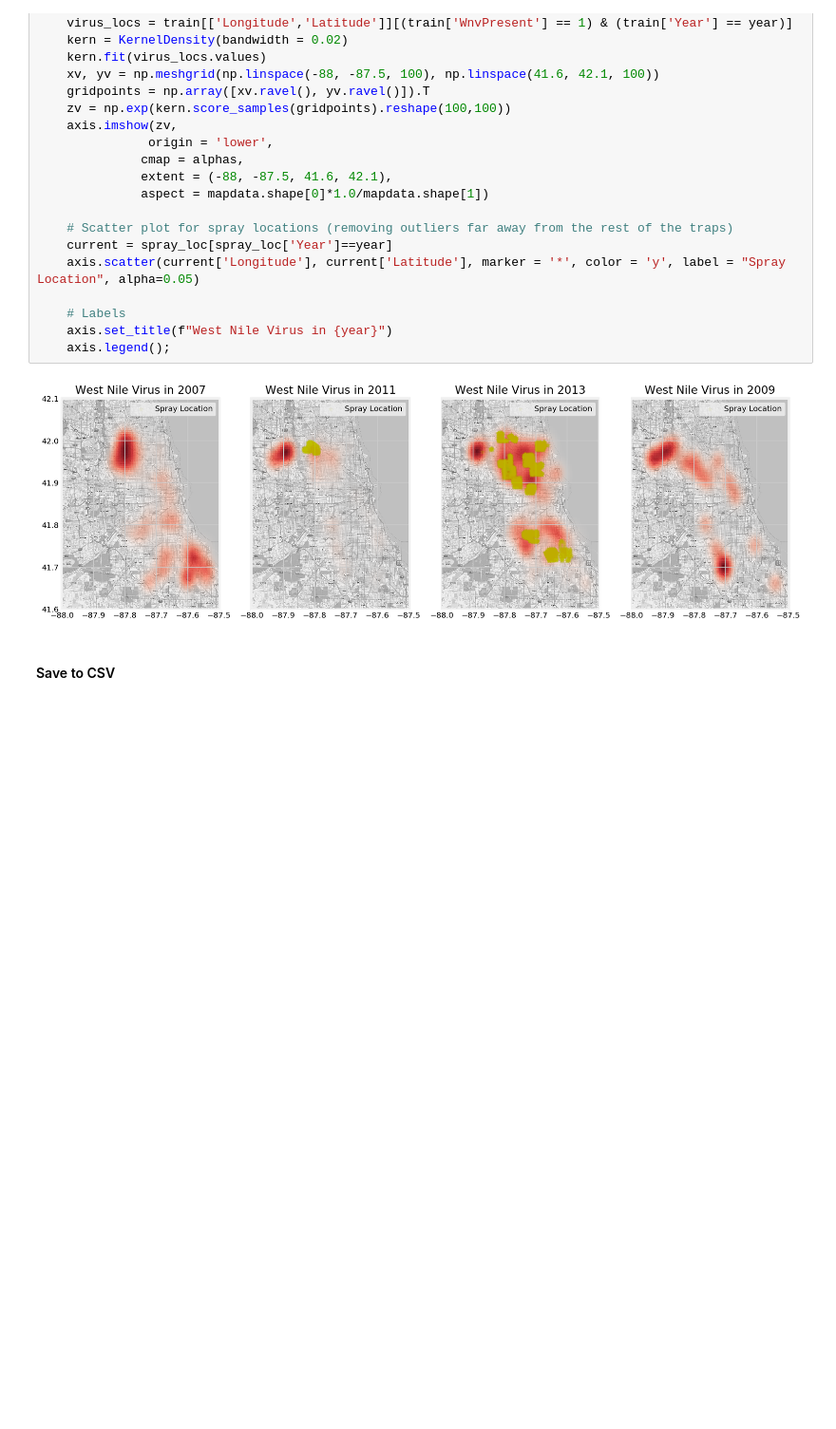
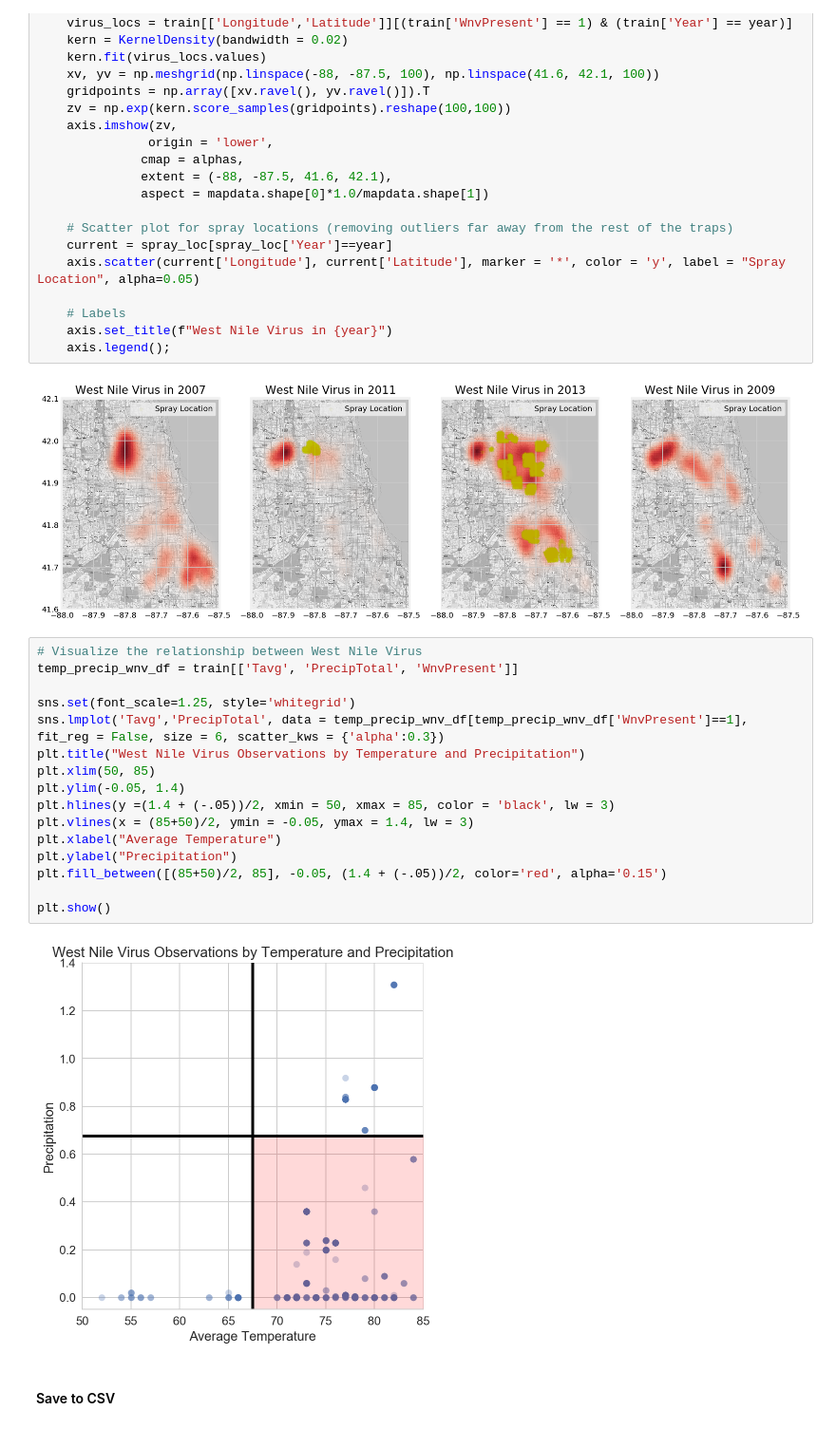
Before and after one commit to jphampton/west-nile, a Jupyter notebook: EDA.ipynb, the cells around one changed output. Shown at 95% size. Cells and saved outputs as stored; diff of their text form; blank space fills up the shorter version.

Commit message:
wnv-temp-precip visualization

```diff
--- a/EDA.ipynb
+++ b/EDA.ipynb
@@ -235,6 +235,24 @@ for idx, year in enumerate(train['Year'].unique()):
     axis.legend();
 # %% [output]
 [figure]
+# %%
+# Visualize the relationship between West Nile Virus
+temp_precip_wnv_df = train[['Tavg', 'PrecipTotal', 'WnvPresent']]
+
+sns.set(font_scale=1.25, style='whitegrid')
+sns.lmplot('Tavg','PrecipTotal', data = temp_precip_wnv_df[temp_precip_wnv_df['WnvPresent']==1], fit_reg = False, size = 6, scatter_kws = {'alpha':0.3})
+plt.title("West Nile Virus Observations by Temperature and Precipitation")
+plt.xlim(50, 85)
+plt.ylim(-0.05, 1.4)
+plt.hlines(y =(1.4 + (-.05))/2, xmin = 50, xmax = 85, color = 'black', lw = 3)
+plt.vlines(x = (85+50)/2, ymin = -0.05, ymax = 1.4, lw = 3)
+plt.xlabel("Average Temperature")
+plt.ylabel("Precipitation")
+plt.fill_between([(85+50)/2, 85], -0.05, (1.4 + (-.05))/2, color='red', alpha='0.15')
+
+plt.show()
+# %% [output]
+[figure, added]
 # %% [markdown]
 #### Save to CSV
 # %%
```
